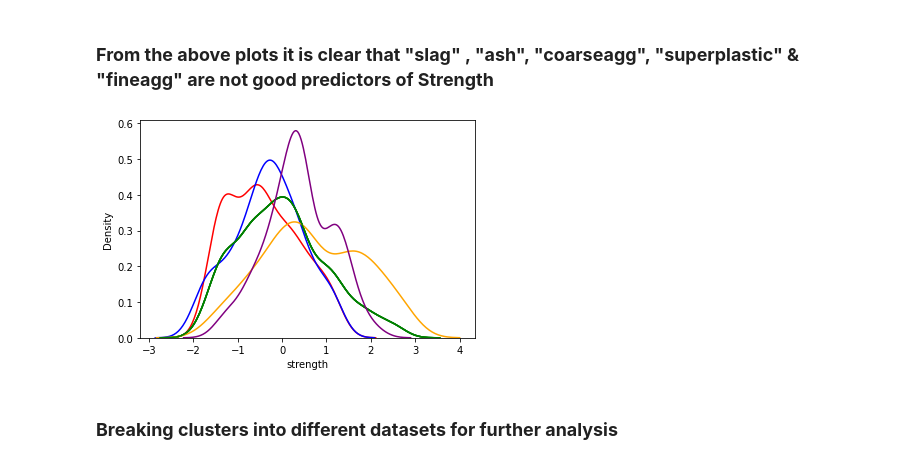
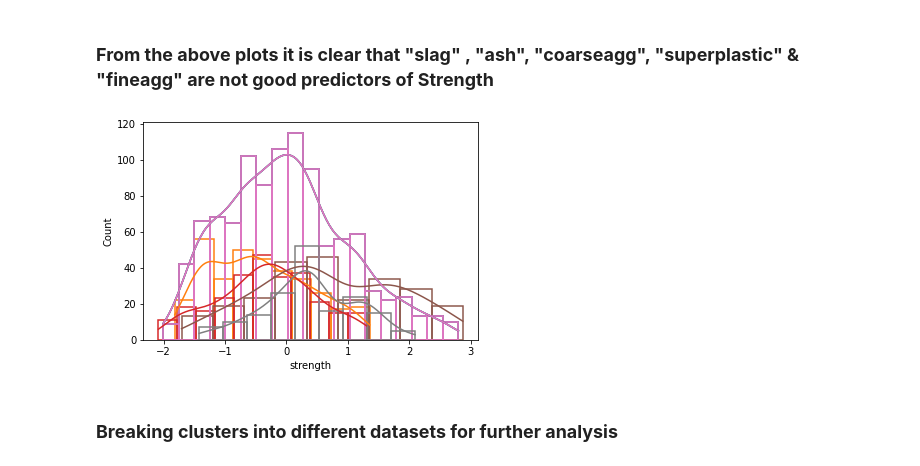
Before and after one commit to RohitSen1235/DataAnalysisAndML, a Jupyter notebook: FeatureEngineering_Project.ipynb, the cells around one changed output. Saved outputs shown, nothing was run; the diff lists cells and outputs as text; code cells hidden in the pictures.

```diff
--- a/FeatureEngineering_Project.ipynb
+++ b/FeatureEngineering_Project.ipynb
@@ -237,19 +224,19 @@ plot.set(ylim=(-3,3))
 # %%
 G0 = concat_data[concat_data['GROUP']==0]
 G1 = concat_data[concat_data['GROUP']==1]
 G2 = concat_data[concat_data['GROUP']==2]
 G3 = concat_data[concat_data['GROUP']==3]
 
 groups=[G0,G1,G2,G3]
 color =['red','blue','orange','purple']
 
 a=0
 for group in groups:
-  sns.distplot(scaled_data['strength'],color='green',hist=False)
-  sns.distplot(group['strength'],color=color[a],hist=False)
+  sns.histplot(scaled_data['strength'],kde=True,common_bins=False,fill=False,)
+  sns.histplot(group['strength'],kde=True,common_bins=False,fill=False)
   a+=1
 # %% [output]
-[figure, old version]
+[figure, new version]
 # %% [markdown]
 ### **Breaking clusters into different datasets for further analysis**
 # %%
```
Also changed, not shown: parts of 7 cells of this notebook.
